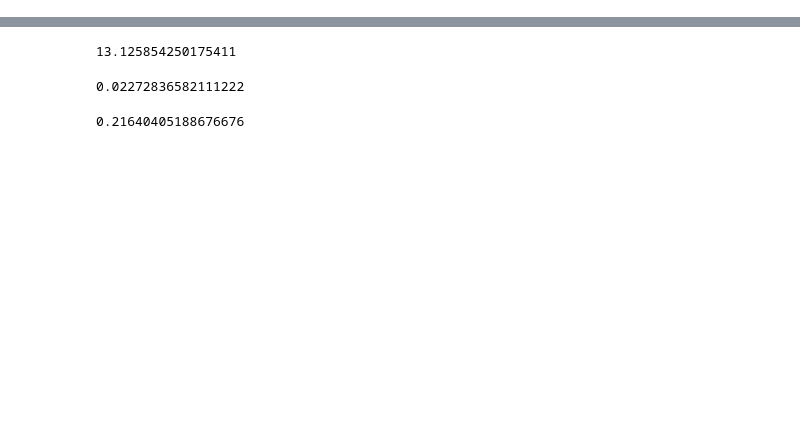
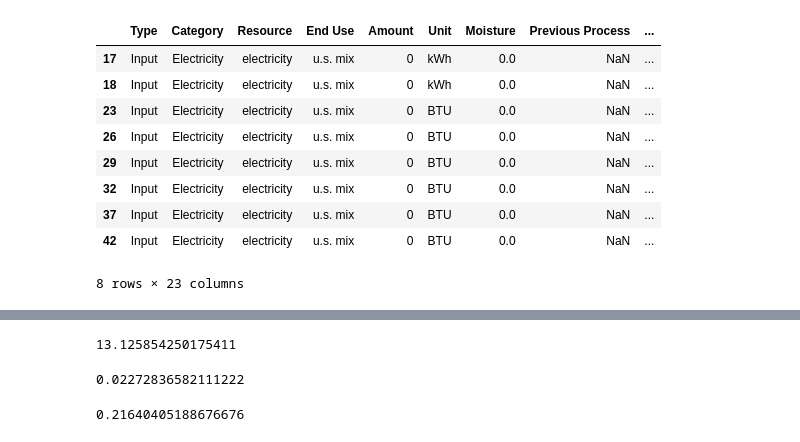
Before and after one commit to olw0905/Interactive-SCSA_Dash, a Jupyter notebook: Untitled.ipynb, the cells around one changed output, grey strips where cells are left out. Cells and saved outputs as stored; diff of their text form; code cells hidden in the pictures; blank space fills up the shorter version.

```diff
--- a/Untitled.ipynb
+++ b/Untitled.ipynb
@@ -68,0 +94,14 @@ check.loc[check['GHG_Sum']<0, ['Type', 'Resource', 'Input Amount', 'Amount', 'Un
+# %%
+elec_df['Amount'] = 0
+elec_df
+# %% [output]
+|  | Type | Category | Resource | End Use | Amount | Unit | Moisture | Previous Process | ... |
+| 17 | Input | Electricity | electricity | u.s. mix | 0 | kWh | 0.0 | NaN | ... |
+| 18 | Input | Electricity | electricity | u.s. mix | 0 | kWh | 0.0 | NaN | ... |
+| 23 | Input | Electricity | electricity | u.s. mix | 0 | BTU | 0.0 | NaN | ... |
+| 26 | Input | Electricity | electricity | u.s. mix | 0 | BTU | 0.0 | NaN | ... |
+| 29 | Input | Electricity | electricity | u.s. mix | 0 | BTU | 0.0 | NaN | ... |
+| 32 | Input | Electricity | electricity | u.s. mix | 0 | BTU | 0.0 | NaN | ... |
+| 37 | Input | Electricity | electricity | u.s. mix | 0 | BTU | 0.0 | NaN | ... |
+| 42 | Input | Electricity | electricity | u.s. mix | 0 | BTU | 0.0 | NaN | ... |
+8 rows × 23 columns
```
Also changed, not shown: parts of 15 cells of this notebook, 4 other files.
